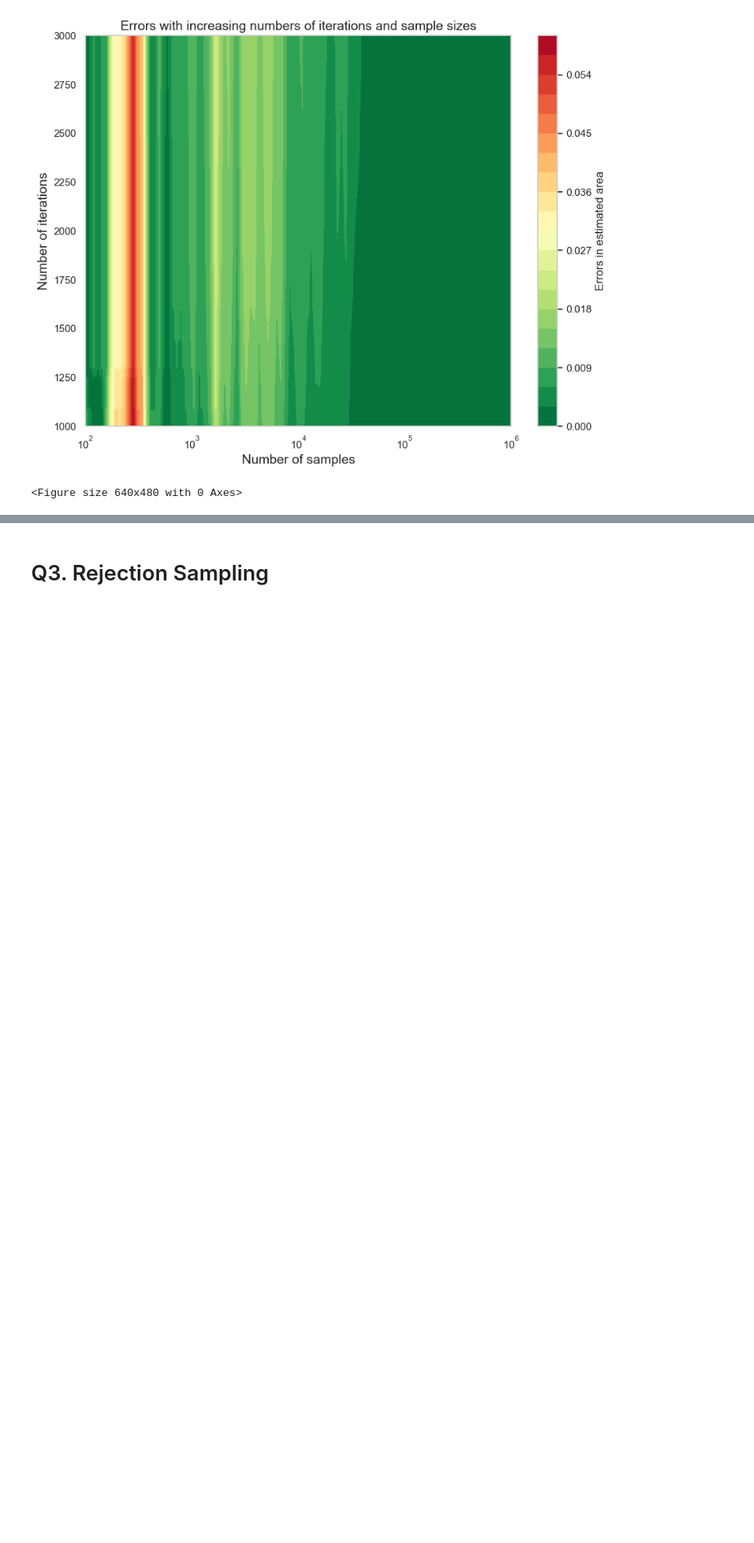
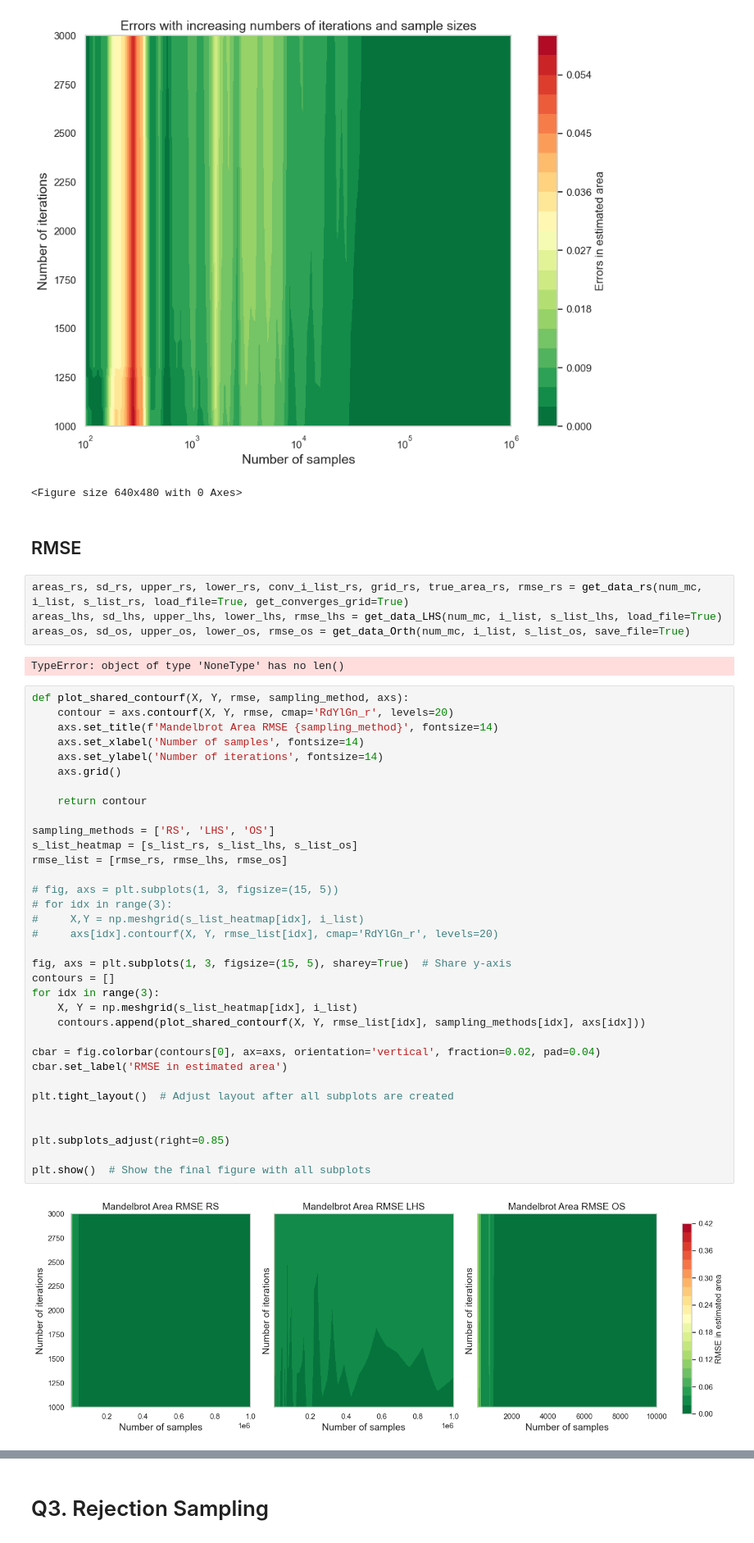
Before and after one commit to Axegky/Stochastic-Simulation, a Jupyter notebook: Mandelbrot_random.ipynb, the cells around one changed output, grey strips where cells are left out. Shown at 82% size. Drawn from its saved outputs; the diff is of its cells as text; blank space fills up the shorter version.

Commit message:
add orth rmse

```diff
--- a/Mandelbrot_random.ipynb
+++ b/Mandelbrot_random.ipynb
@@ -583,3 +586,47 @@ plot_heatmap(X,Y, areas_rs, true_area, fig_filename=f'heatmap_vary_s_{num_s}_var
 1.5081094896399905
 [figure]
 <Figure size 640x480 with 0 Axes>
+# %% [markdown]
+## RMSE
+# %%
+areas_rs, sd_rs, upper_rs, lower_rs, conv_i_list_rs, grid_rs, true_area_rs, rmse_rs = get_data_rs(num_mc, i_list, s_list_rs, load_file=True, get_converges_grid=True)
+areas_lhs, sd_lhs, upper_lhs, lower_lhs, rmse_lhs = get_data_LHS(num_mc, i_list, s_list_lhs, load_file=True)
+areas_os, sd_os, upper_os, lower_os, rmse_os = get_data_Orth(num_mc, i_list, s_list_os, save_file=True)
+# %% [output]
+TypeError: object of type 'NoneType' has no len()
+# %%
+def plot_shared_contourf(X, Y, rmse, sampling_method, axs):
+    contour = axs.contourf(X, Y, rmse, cmap='RdYlGn_r', levels=20)
+    axs.set_title(f'Mandelbrot Area RMSE {sampling_method}', fontsize=14)
+    axs.set_xlabel('Number of samples', fontsize=14)
+    axs.set_ylabel('Number of iterations', fontsize=14)
+    axs.grid()
+
+    return contour
+
+sampling_methods = ['RS', 'LHS', 'OS']
+s_list_heatmap = [s_list_rs, s_list_lhs, s_list_os]
+rmse_list = [rmse_rs, rmse_lhs, rmse_os]
+
+# fig, axs = plt.subplots(1, 3, figsize=(15, 5))
+# for idx in range(3):
+#     X,Y = np.meshgrid(s_list_heatmap[idx], i_list)
+#     axs[idx].contourf(X, Y, rmse_list[idx], cmap='RdYlGn_r', levels=20)
+
+fig, axs = plt.subplots(1, 3, figsize=(15, 5), sharey=True)  # Share y-axis
+contours = []
+for idx in range(3):
+    X, Y = np.meshgrid(s_list_heatmap[idx], i_list)
+    contours.append(plot_shared_contourf(X, Y, rmse_list[idx], sampling_methods[idx], axs[idx]))
+
+cbar = fig.colorbar(contours[0], ax=axs, orientation='vertical', fraction=0.02, pad=0.04)
+cbar.set_label('RMSE in estimated area')
+
+plt.tight_layout()  # Adjust layout after all subplots are created
+
+
+plt.subplots_adjust(right=0.85)
+
+plt.show()  # Show the final figure with all subplots
+# %% [output]
+[figure, added]
```
Also changed, not shown: parts of 6 cells of this notebook, 9 other files.
